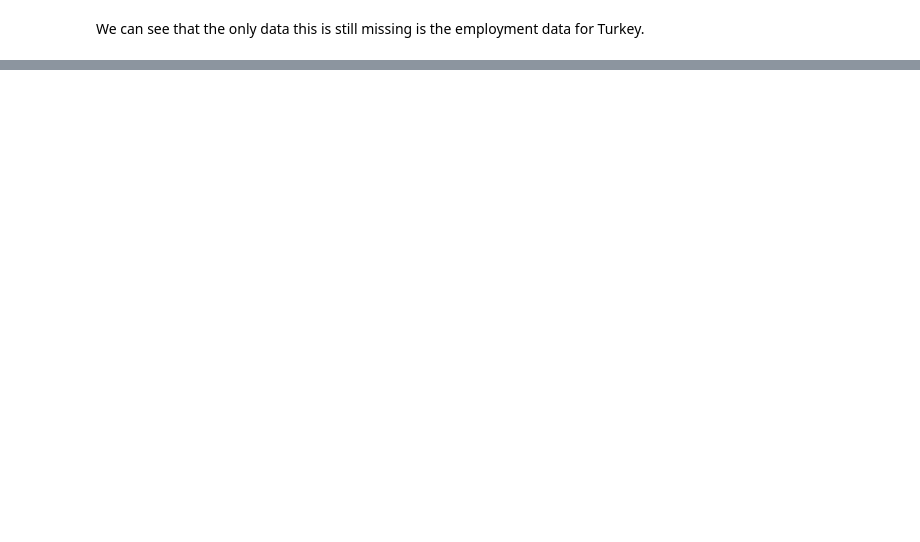
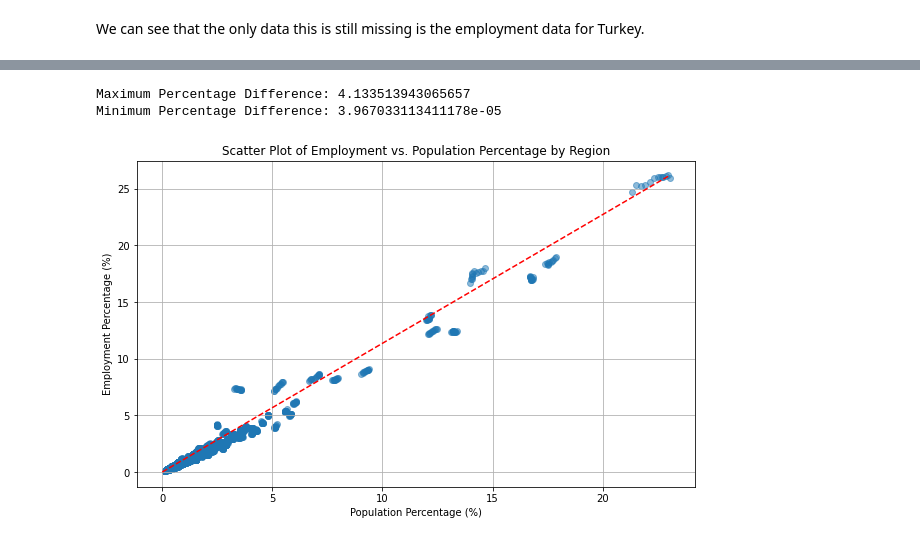
Before and after one commit to carferrom/Nova-SBE-Field-Lab, a Jupyter notebook: data_preprocessing.ipynb, the cells around one changed output, grey strips where cells are left out. Drawn from its saved outputs; the diff is of its cells as text; code cells hidden in the pictures; blank space fills up the shorter version.

Commit message:
Turkey Employment Analysis and Merge

```diff
--- a/data_preprocessing.ipynb
+++ b/data_preprocessing.ipynb
@@ -939,0 +987,30 @@ We can see that the only data this is still missing is the employment data for T
+# %%
+#Load the data to analize the distribution of population and employment
+employment_distribution = final_df_updated[['year', 'nuts3_name', 'country', 'EMP (THS)', 'POP (THS)']]
+
+#Drop Turkey because its the
+employment_distribution = employment_distribution[final_df_updated['country'] != 'TR']
+
+# Drop rows where there is a NaN in either 'POP (THS)' or 'EMP (THS)'
+employment_distribution = employment_distribution.dropna(subset=['POP (THS)', 'EMP (THS)'])
+
+# Group by country and year to calculate total employment and population
+country_year_totals = employment_distribution.groupby(['country', 'year']).agg({'EMP (THS)': 'sum', 'POP (THS)': 'sum'}).reset_index()
+
+# Merge the totals back with the original DataFrame to have everything in one place
+employment_distribution = employment_distribution.merge(country_year_totals, on=['country', 'year'], suffixes=('', '_total'))
+
+# Calculate the percentage of employment and population for each NUTS3 region
+employment_distribution['EMP_Percent'] = (employment_distribution['EMP (THS)'] / employment_distribution['EMP (THS)_total']) * 100
+employment_distribution['POP_Percent'] = (employment_distribution['POP (THS)'] / employment_distribution['POP (THS)_total']) * 100
+
+# Calculate the absolute difference between employment and population percentages
+employment_distribution['Percentage_Difference'] = abs(employment_distribution['EMP_Percent'] - employment_distribution['POP_Percent'])
+
+# Sort by this new difference column to see the regions with the largest discrepancies
+employment_distribution_sorted = employment_distribution.sort_values(by='Percentage_Difference', ascending=False)
+
+# Print the sorted DataFrame to inspect the results
+print(employment_distribution_sorted[['year', 'nuts3_name', 'country', 'EMP_Percent', 'POP_Percent', 'Percentage_Difference']])
+
+employment_distribution_sorted.to_csv('employment_population_distribution.csv', index=False)
@@ -939,0 +1035,26 @@ We can see that the only data this is still missing is the employment data for T
+# %%
+# Find the maximum and minimum percentage difference
+max_diff = employment_distribution_sorted['Percentage_Difference'].max()
+min_diff = employment_distribution_sorted['Percentage_Difference'].min()
+
+# Print the maximum and minimum percentage difference
+print(f"Maximum Percentage Difference: {max_diff}")
+print(f"Minimum Percentage Difference: {min_diff}")
+# %% [output]
+Maximum Percentage Difference: 4.133513943065657
+Minimum Percentage Difference: 3.967033113411178e-05
+# %%
+# Plotting the data
+plt.figure(figsize=(10, 6))
+plt.scatter(employment_distribution_sorted['POP_Percent'], employment_distribution_sorted['EMP_Percent'], alpha=0.5)
+
+# A line of equality. Points above this line have higher employment % compared to population %, and vice versa.
+plt.plot([0, max(employment_distribution_sorted['POP_Percent'])], [0, max(employment_distribution_sorted['EMP_Percent'])], 'r--')
+
+plt.title('Scatter Plot of Employment vs. Population Percentage by Region')
+plt.xlabel('Population Percentage (%)')
+plt.ylabel('Employment Percentage (%)')
+plt.grid(True)
+plt.show()
+# %% [output]
+[figure, added]
```
Also changed, not shown: parts of 21 cells of this notebook, 6 other files.
